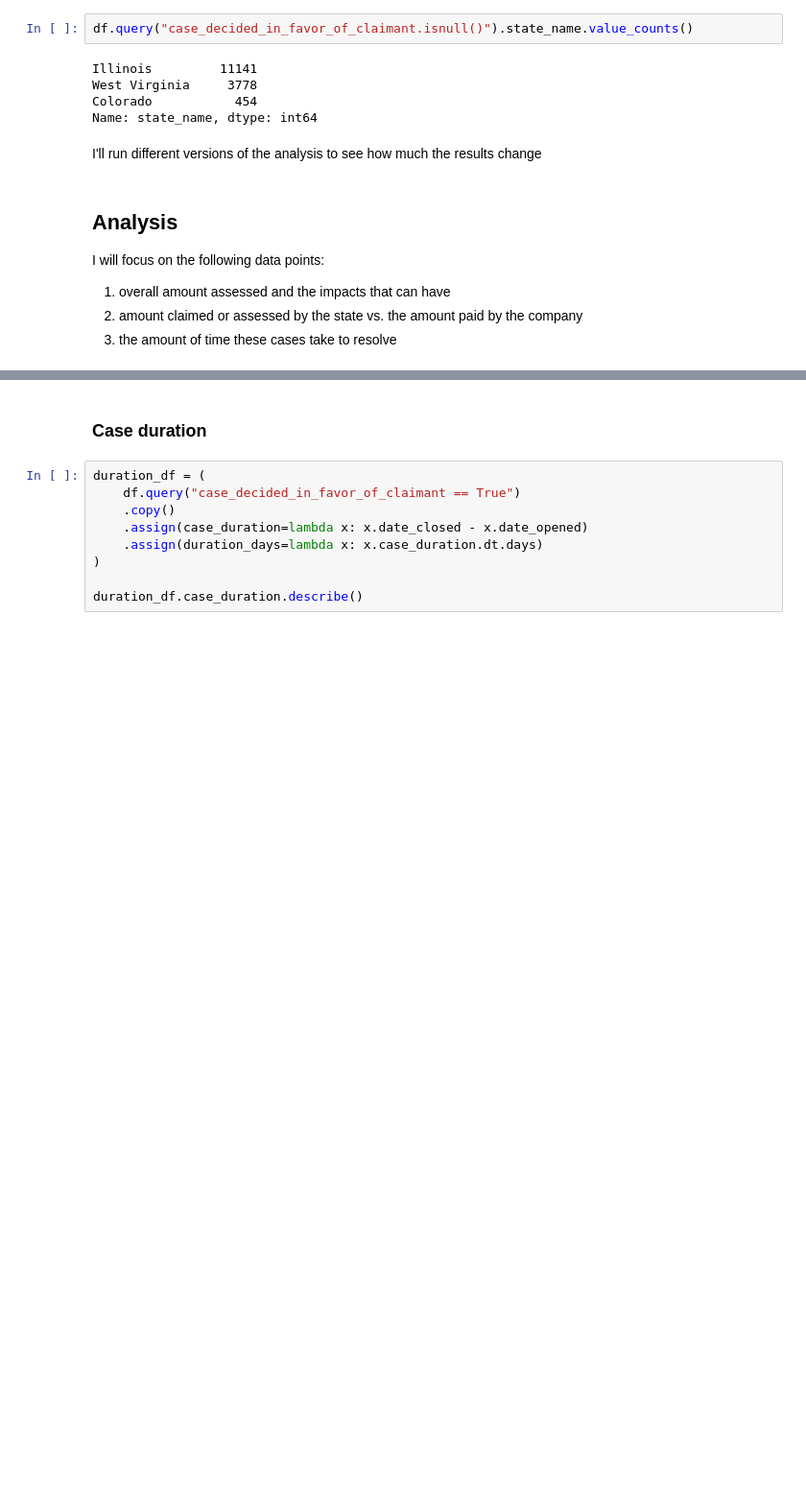
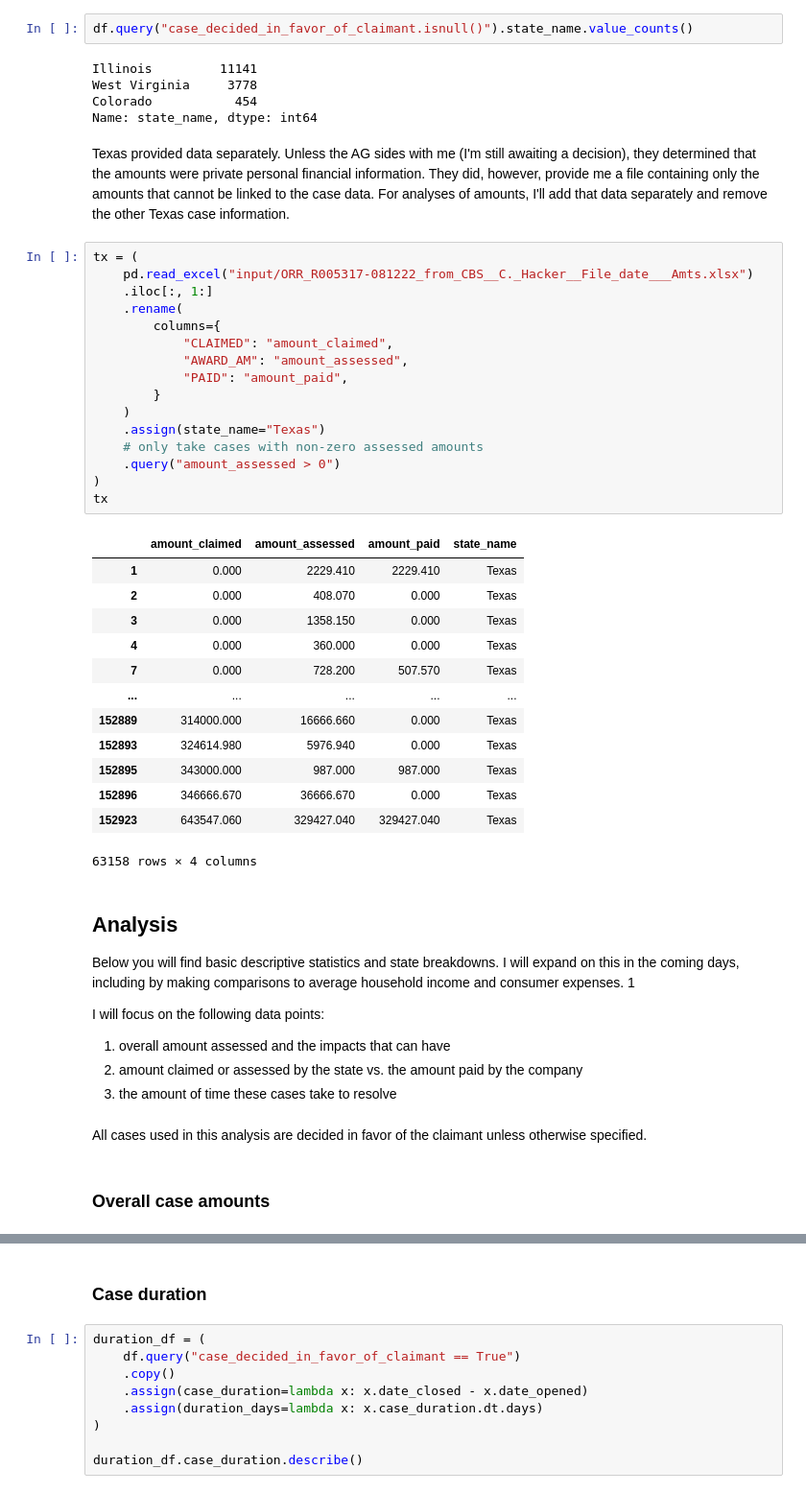
Before and after one commit to cbs-news-data/wage-theft-data, a Jupyter notebook: notebooks/national_analysis/national_analysis.ipynb, the cells around one changed output, grey strips where cells are left out. Shown at 96% size. Cells and saved outputs as stored; diff of their text form; blank space fills up the shorter version.

Commit message:
update analysis and export to pdf for sharing

```diff
--- a/notebooks/national_analysis/national_analysis.ipynb
+++ b/notebooks/national_analysis/national_analysis.ipynb
@@ -128,12 +133,48 @@ Illinois         11141
 West Virginia     3778
 Colorado           454
 Name: state_name, dtype: int64
-# %% [markdown]
-I'll run different versions of the analysis to see how much the results change
+# %% [markdown]
+Texas provided data separately. Unless the AG sides with me (I'm still awaiting a decision), they determined that the amounts were private personal financial information. They did, however, provide me a file containing only the amounts that cannot be linked to the case data. For analyses of amounts, I'll add that data separately and remove the other Texas case information.
+# %%
+tx = (
+    pd.read_excel("input/ORR_R005317-081222_from_CBS__C._Hacker__File_date___Amts.xlsx")
+    .iloc[:, 1:]
+    .rename(
+        columns={
+            "CLAIMED": "amount_claimed",
+            "AWARD_AM": "amount_assessed",
+            "PAID": "amount_paid",
+        }
+    )
+    .assign(state_name="Texas")
+    # only take cases with non-zero assessed amounts
+    .query("amount_assessed > 0")
+)
+tx
+# %% [output]
+|  | amount_claimed | amount_assessed | amount_paid | state_name |
+| 1 | 0.000 | 2229.410 | 2229.410 | Texas |
+| 2 | 0.000 | 408.070 | 0.000 | Texas |
+| 3 | 0.000 | 1358.150 | 0.000 | Texas |
+| 4 | 0.000 | 360.000 | 0.000 | Texas |
+| 7 | 0.000 | 728.200 | 507.570 | Texas |
+| ... | ... | ... | ... | ... |
+| 152889 | 314000.000 | 16666.660 | 0.000 | Texas |
+| 152893 | 324614.980 | 5976.940 | 0.000 | Texas |
+| 152895 | 343000.000 | 987.000 | 987.000 | Texas |
+| 152896 | 346666.670 | 36666.670 | 0.000 | Texas |
+| 152923 | 643547.060 | 329427.040 | 329427.040 | Texas |
+63158 rows × 4 columns
 # %% [markdown]
 ## Analysis
+
+Below you will find basic descriptive statistics and state breakdowns. I will expand on this in the coming days, including by making comparisons to average household income and consumer expenses. 1
 
 I will focus on the following data points:
 1. overall amount assessed and the impacts that can have
 2. amount claimed or assessed by the state vs. the amount paid by the company
 3. the amount of time these cases take to resolve
+# %% [markdown]
+All cases used in this analysis are decided in favor of the claimant unless otherwise specified.
+# %% [markdown]
+### Overall case amounts
```
Also changed, not shown: parts of 10 cells of this notebook, 2 other files.
